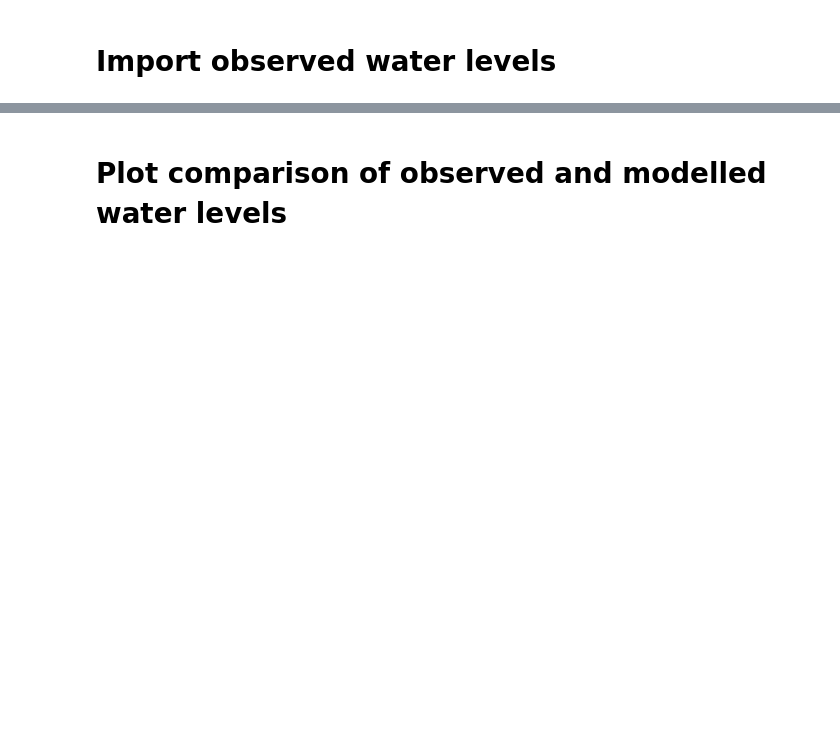
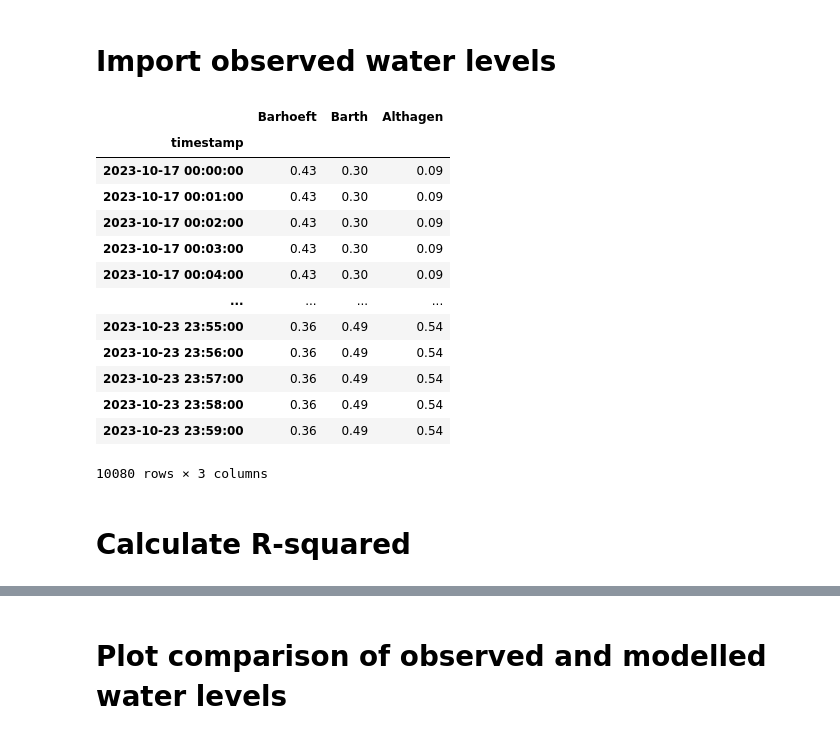
Before and after one commit to interTwin-eu/DT-flood, a Jupyter notebook: SFINCS_GFM/plot_results.ipynb, the cells around one changed output, grey strips where cells are left out. Drawn from its saved outputs; the diff is of its cells as text; code cells hidden in the pictures; blank space fills up the shorter version.

```diff
--- a/SFINCS_GFM/plot_results.ipynb
+++ b/SFINCS_GFM/plot_results.ipynb
@@ -75,14 +83,32 @@ ValueError: Failed to decode variable 'timemax': unable to decode time units 'se
 # %%
 # read observations
 wl_df = []
 for ii,fn in enumerate(wl_csv):
     wl_df.append(pd.read_csv(fn,header=0, delimiter=";"))
     wl_df[ii]["timestamp"] = pd.to_datetime(wl_df[ii]["timestamp"])
     wl_df[ii] = wl_df[ii].set_index("timestamp")
     if ii>=1:
         wl_df[0] = wl_df[0].join(wl_df[ii],rsuffix=str(ii))
 
 obs_df = (wl_df[0] + waterlevel_offset)/100
 obs_df = obs_df.rename(columns={"value":"Barhoeft","value1":"Barth","value2":"Althagen"})
 
+obs_df = obs_df[obs_df.index.day>16]
 obs_df
+# %% [output]
+|  | Barhoeft | Barth | Althagen |
+| timestamp |  |  |  |
+| 2023-10-17 00:00:00 | 0.43 | 0.30 | 0.09 |
+| 2023-10-17 00:01:00 | 0.43 | 0.30 | 0.09 |
+| 2023-10-17 00:02:00 | 0.43 | 0.30 | 0.09 |
+| 2023-10-17 00:03:00 | 0.43 | 0.30 | 0.09 |
+| 2023-10-17 00:04:00 | 0.43 | 0.30 | 0.09 |
+| ... | ... | ... | ... |
+| 2023-10-23 23:55:00 | 0.36 | 0.49 | 0.54 |
+| 2023-10-23 23:56:00 | 0.36 | 0.49 | 0.54 |
+| 2023-10-23 23:57:00 | 0.36 | 0.49 | 0.54 |
+| 2023-10-23 23:58:00 | 0.36 | 0.49 | 0.54 |
+| 2023-10-23 23:59:00 | 0.36 | 0.49 | 0.54 |
+10080 rows × 3 columns
+# %% [markdown]
+# Calculate R-squared
```
Also changed, not shown: parts of 6 cells of this notebook.
